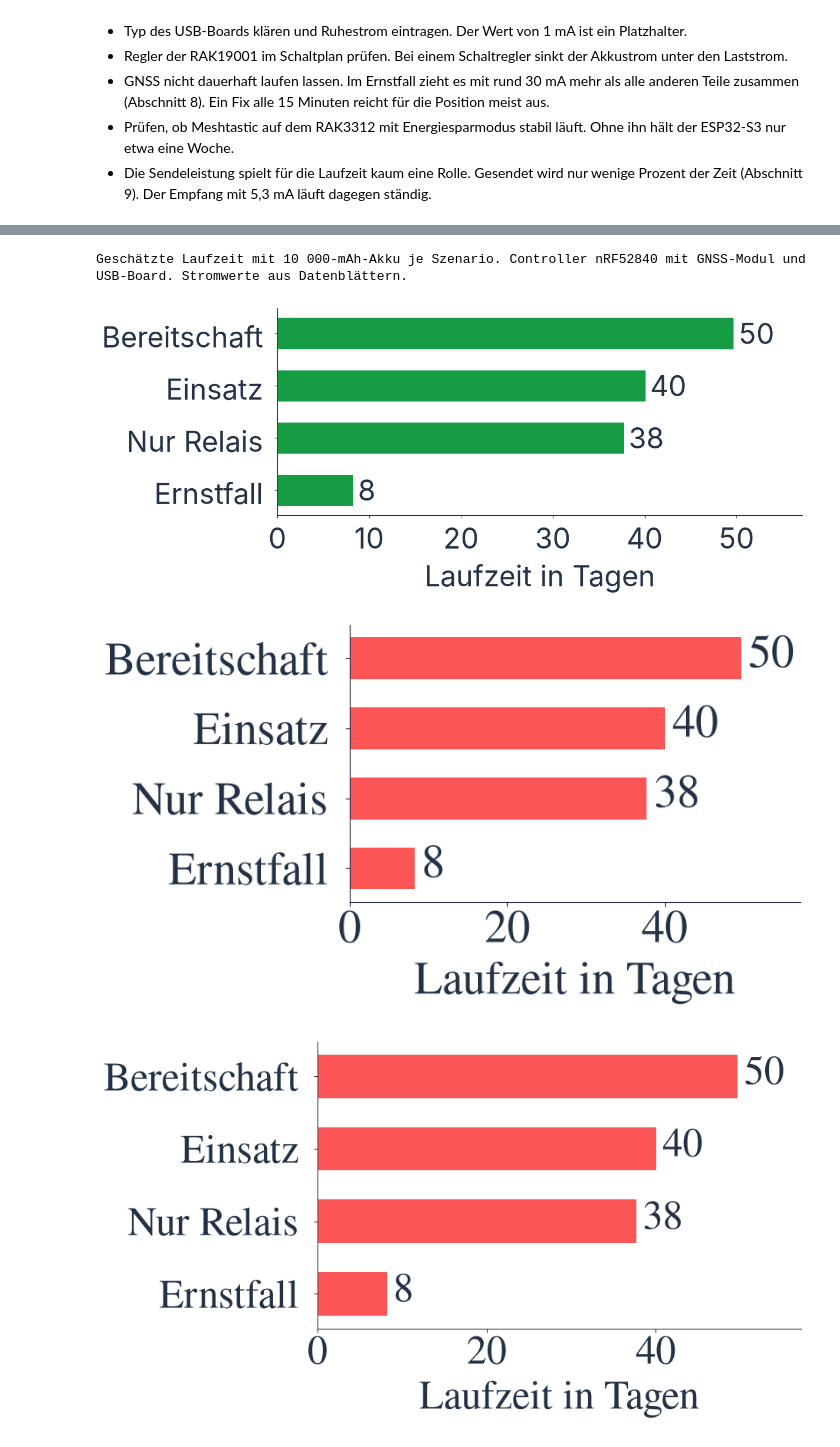
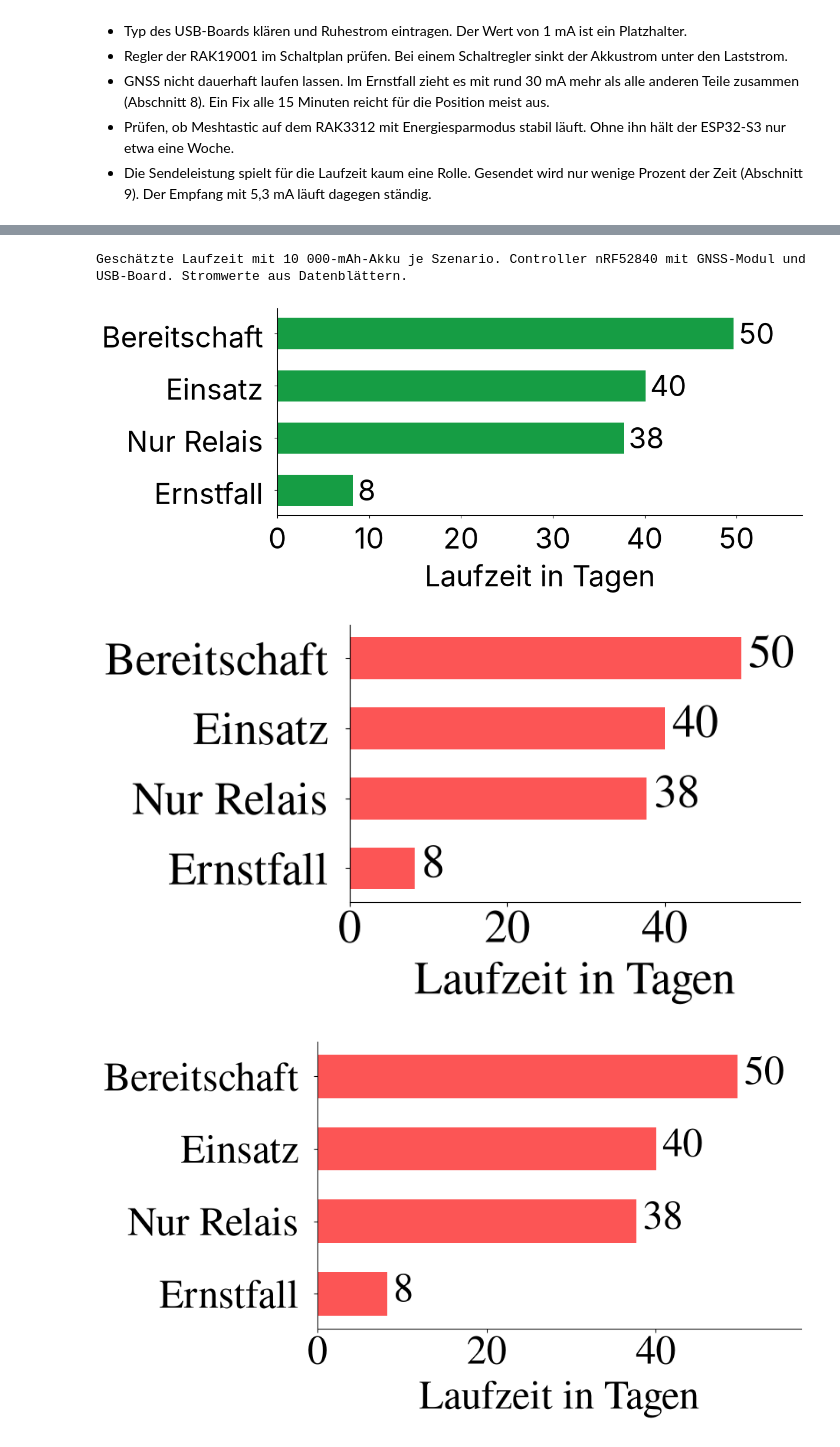
Before and after one commit to julianstoerig/commscube, a Jupyter notebook: dokumente/src/energiebedarf.ipynb, the cells around one changed output, grey strips where cells are left out. Cells and saved outputs as stored; diff of their text form; code cells hidden in the pictures.

Commit message:
Textfarbe in Postern und Grafiken auf Schwarz setzen

```diff
--- a/dokumente/src/energiebedarf.ipynb
+++ b/dokumente/src/energiebedarf.ipynb
@@ -357,13 +357,13 @@ STILE = {
     # Akzentfarbe und Schrift aus dem Poster, Ersatzschrift für die Abstände,
     # Schriftgröße wie der Fließtext und Breite des Platzes im Poster.
     # Das Poster bindet die SVG in Originalgröße ein, so stimmen die Schriftgrößen überein.
-    "gruen": {"akzent": colorsys.hls_to_rgb(140.69 / 360, 0.35, 0.7565), "text": "#243247",
-              "schrift": ["Inter"], "pt": 35, "breite_cm": 33, "hoehe_cm": 15},
-    "rot":   {"akzent": "#FC5555", "text": "#243247", "schrift": ["Libertinus Serif", "Nimbus Roman"],
+    "gruen": {"akzent": colorsys.hls_to_rgb(140.69 / 360, 0.35, 0.7565), "schrift": ["Inter"],
+              "pt": 35, "breite_cm": 33, "hoehe_cm": 15},
+    "rot":   {"akzent": "#FC5555", "schrift": ["Libertinus Serif", "Nimbus Roman"],
               "pt": 38, "breite_cm": 23, "hoehe_cm": 14},
-    "rot_breit": {"akzent": "#FC5555", "text": "#243247", "schrift": ["Libertinus Serif", "Nimbus Roman"],
+    "rot_breit": {"akzent": "#FC5555", "schrift": ["Libertinus Serif", "Nimbus Roman"],
                   "pt": 38, "breite_cm": 26, "hoehe_cm": 15.5},
-    "grau":  {"akzent": "#141414", "text": "#000000", "schrift": ["TeX Gyre Termes", "Nimbus Roman"],
+    "grau":  {"akzent": "#141414", "schrift": ["TeX Gyre Termes", "Nimbus Roman"],
               "pt": 39, "breite_cm": 23, "hoehe_cm": 14},
 }
 
@@ -382,41 +382,35 @@ print(bildunterschrift)
 
 werte = tage.loc[POSTER_KONF, list(SZENARIEN)].sort_values(ascending=False)  # längste Laufzeit oben
 
 for name, stil in STILE.items():
     with plt.rc_context({
         "font.family": stil["schrift"],
         "font.size": stil["pt"],
         "axes.spines.top": False,
         "axes.spines.right": False,
         "svg.fonttype": "none",
         "svg.hashsalt": "energiebedarf",  # gleiche IDs bei jedem Lauf
-        # Beschriftung, Zahlen und Achsen in der Textfarbe des Posters
-        "text.color": stil["text"],
-        "axes.labelcolor": stil["text"],
-        "axes.edgecolor": stil["text"],
-        "xtick.color": stil["text"],
-        "ytick.color": stil["text"],
     }):
         fig, ax = plt.subplots(figsize=(stil["breite_cm"] / 2.54, stil["hoehe_cm"] / 2.54))
         balken = ax.barh(range(len(werte)), werte, height=0.6, color=stil["akzent"])
         ax.bar_label(balken, fmt="%.0f", padding=6)
         ax.set_yticks(range(len(werte)), [s.replace(" Dauerbetrieb", "") for s in werte.index])
         ax.tick_params(axis="y", pad=14)  # Luft, falls die Posterschrift breiter läuft als die Ersatzschrift
         ax.invert_yaxis()
         ax.set_xlabel("Laufzeit in Tagen")
         ax.set_xlim(0, werte.max() * 1.15)
         fig.tight_layout()
         fig.savefig(f"bilder/energie_laufzeit_{name}.svg", bbox_inches="tight", transparent=True,
                     metadata={"Date": None})  # ohne Zeitstempel, damit unveränderte Grafiken gleich bleiben
         plt.show()
 
 # Werte für den Text auf den Postern
 ernst = df[(df["Konfiguration"] == POSTER_KONF) & (df["Szenario"] == "Ernstfall Dauerbetrieb")].iloc[0]
 print(f"Ernstfall: {ernst['Strom (mA)']:.1f} mA, {ernst['Laufzeit (h)']:.0f} h, nutzbar {NUTZBAR_MAH:.0f} mAh")
 # %% [output]
 Geschätzte Laufzeit mit 10 000-mAh-Akku je Szenario. Controller nRF52840 mit GNSS-Modul und USB-Board. Stromwerte aus Datenblättern.
-[figure, old version]
+[figure, new version]
-[figure, old version]
+[figure, new version]
-[figure, old version]
+[figure, new version]
 [figure]
 Ernstfall: 43.0 mA, 198 h, nutzbar 8500 mAh
```
Also changed, not shown: parts of 1 cell of this notebook, 11 other files.
